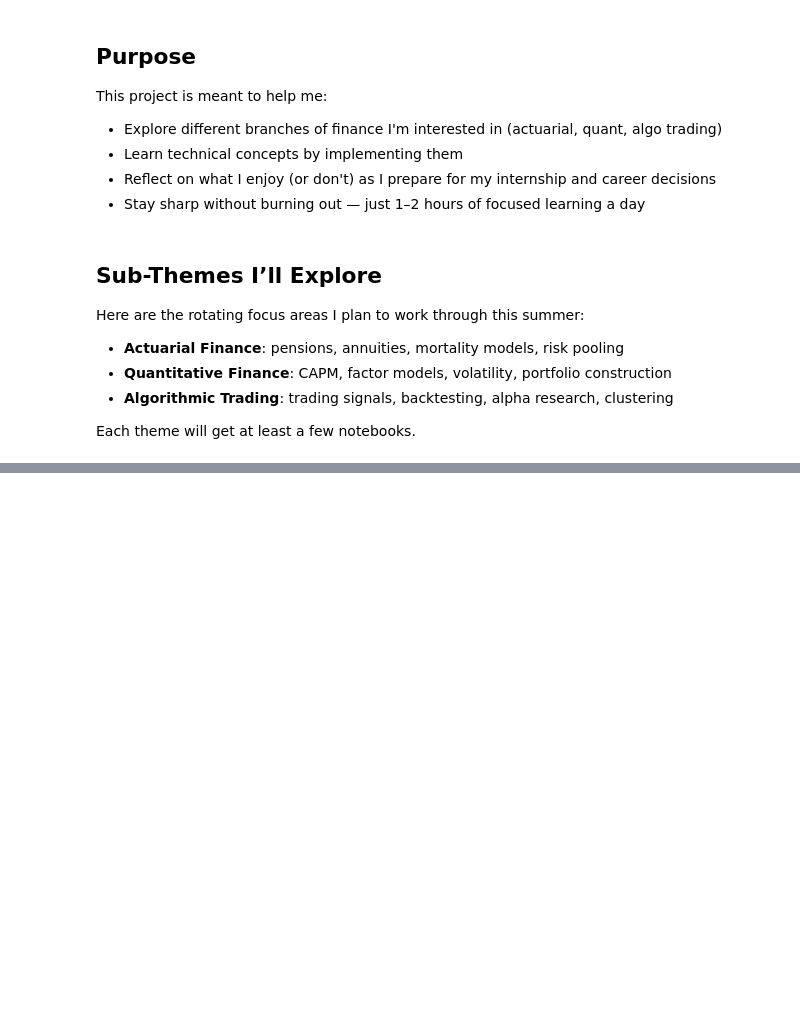
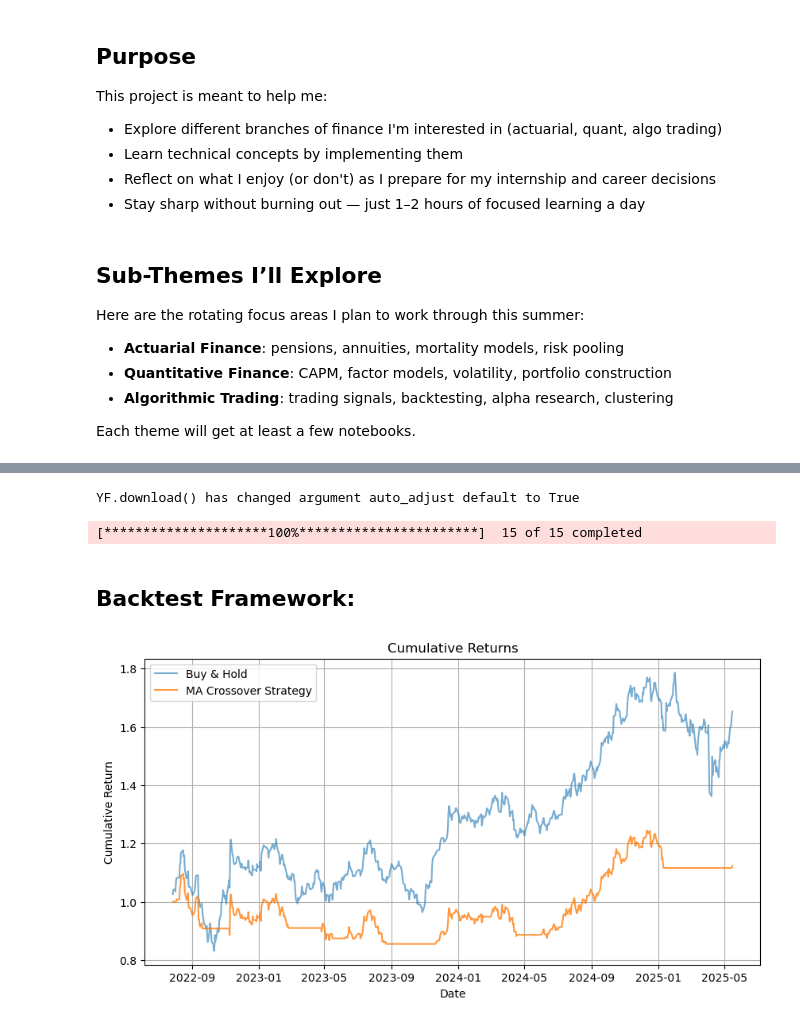
Before and after one commit to AndrewJSut/summer-of-finance, a Jupyter notebook: notebooks/2025-05-16_Intro.ipynb, the cells around one changed output, grey strips where cells are left out. Drawn from its saved outputs; the diff is of its cells as text; code cells hidden in the pictures; blank space fills up the shorter version.

```diff
--- a/notebooks/2025-05-16_Intro.ipynb
+++ b/notebooks/2025-05-16_Intro.ipynb
@@ -37,0 +60,11 @@ I’ll aim to commit/push to GitHub every day
+# %%
+tickers = ["BLK", "BAC", "AAPL", "TM", "WMT",
+           "JD", "INTU", "MA", "UL", "CVS",
+           "DIS", "AMD", "NVDA", "PBI", "TGT"]
+
+ohlc = yf.download(tickers, period="3y")
+# %% [output]
+YF.download() has changed argument auto_adjust default to True
+[*********************100%***********************]  15 of 15 completed
+# %% [markdown]
+## Backtest Framework:
@@ -37,0 +124,8 @@ I’ll aim to commit/push to GitHub every day
+# %%
+symbol = "BLK"
+prices = ohlc['Close'][symbol]
+
+results = backtest_ma_crossover(prices, short_window=20, long_window=50)
+results.tail()
+# %% [output]
+[figure, added]
```
Also changed, not shown: parts of 7 cells of this notebook.
